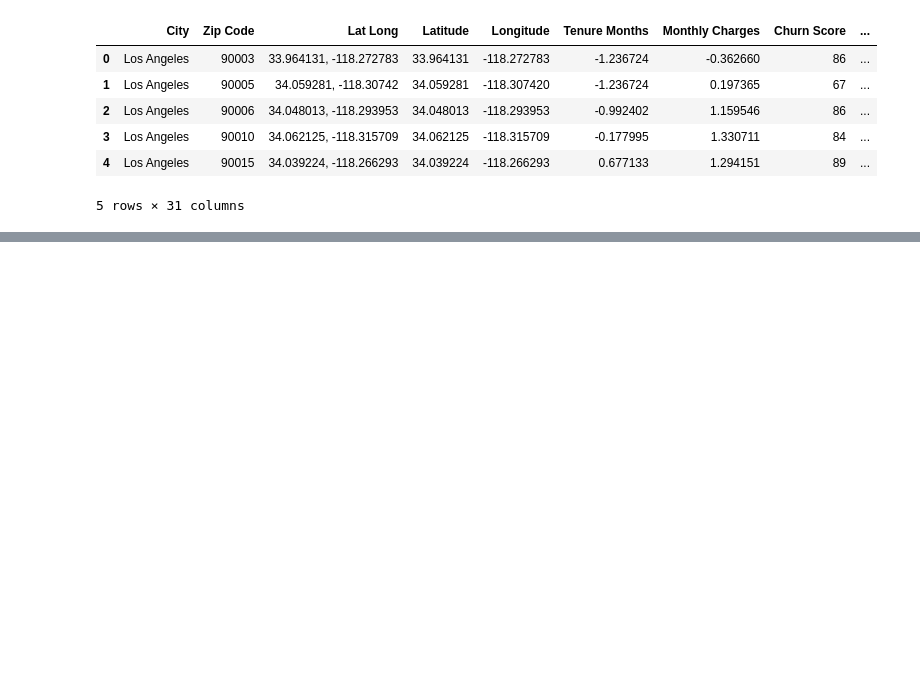
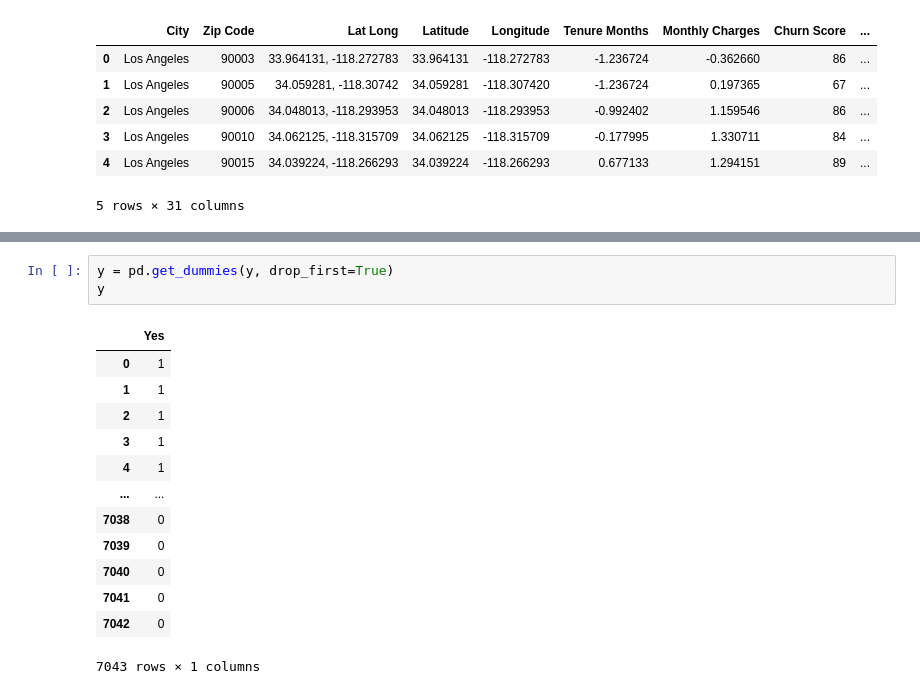
Before and after one commit to HengKevin/churnModel, a Jupyter notebook: churnModel.ipynb, the cells around one changed output, grey strips where cells are left out. Cells and saved outputs as stored; diff of their text form; blank space fills up the shorter version.

```diff
--- a/churnModel.ipynb
+++ b/churnModel.ipynb
@@ -207,0 +226,17 @@ X.head()
+# %%
+y = pd.get_dummies(y, drop_first=True)
+y
+# %% [output]
+|  | Yes |
+| 0 | 1 |
+| 1 | 1 |
+| 2 | 1 |
+| 3 | 1 |
+| 4 | 1 |
+| ... | ... |
+| 7038 | 0 |
+| 7039 | 0 |
+| 7040 | 0 |
+| 7041 | 0 |
+| 7042 | 0 |
+7043 rows × 1 columns
```
Also changed, not shown: parts of 3 cells of this notebook.
